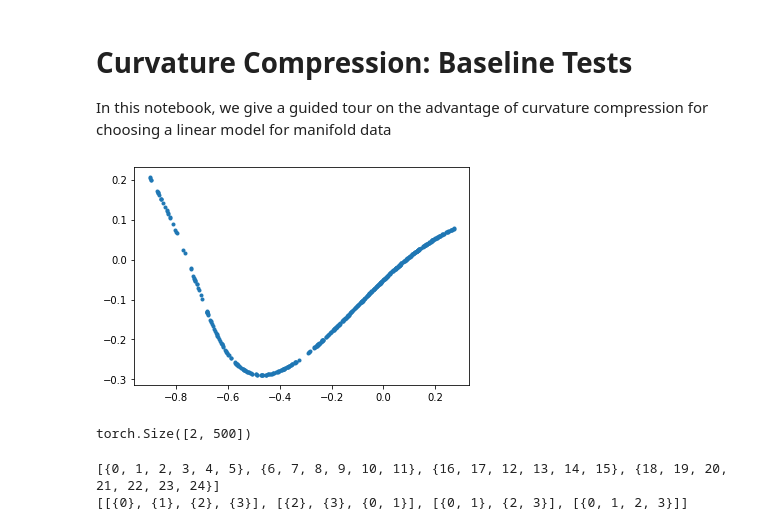
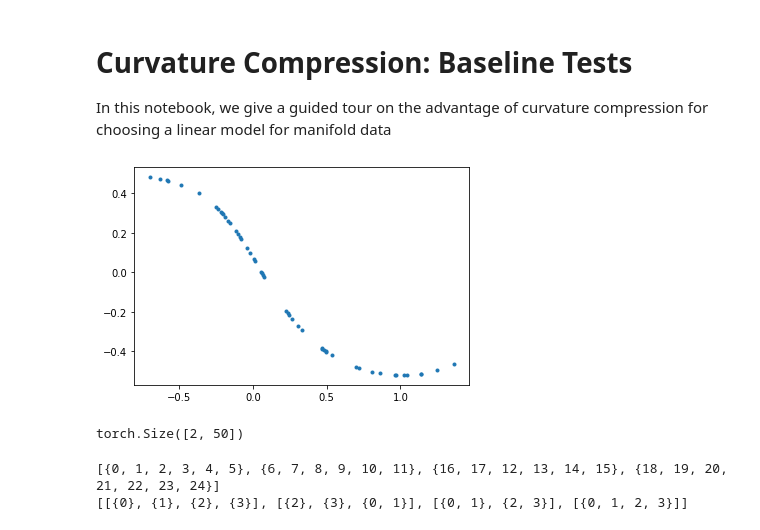
Before and after one commit to michael-psenka/manifold-linearization, a Jupyter notebook: test_files/cc_test.ipynb, the cells around one changed output. Saved outputs shown, nothing was run; the diff lists cells and outputs as text; code cells hidden in the pictures.

```diff
--- a/test_files/cc_test.ipynb
+++ b/test_files/cc_test.ipynb
@@ -19,13 +20,13 @@ from tools.manifold_generator import Manifold
 import modules.find_patches_community_detection as find_patches
 # %%
 hi = Manifold(D=2, d=1, curvature=1, n_basis=20)
-X = hi.generateSample(N=500, uniform=True)
+X = hi.generateSample(N=50, uniform=True)
 plt.plot(X[0,:], X[1,:],'.')
 plt.show()
 print(X.shape)
 # %% [output]
-[figure, old version]
+[figure, new version]
-torch.Size([2, 500])
+torch.Size([2, 50])
 # %%
 ind, merge_path = find_patches.find_patches_and_merge_path(X, k=5)
 print(ind)
```
Also changed, not shown: parts of 11 cells of this notebook.
